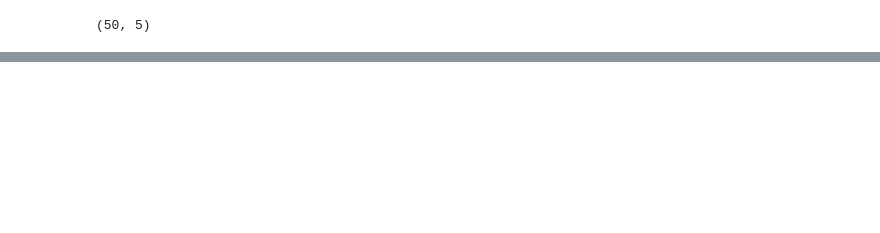
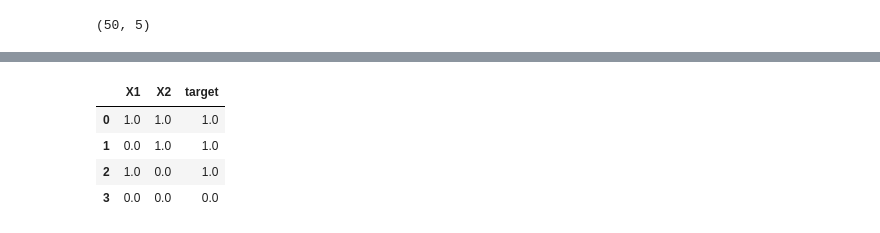
Before and after one commit to kushalguptadeveloper/Decision-Tree-Algorithm, a Jupyter notebook: Decision_Tree_Algorithm.ipynb, the cells around one changed output, grey strips where cells are left out. Cells and saved outputs as stored; diff of their text form; code cells hidden in the pictures; blank space fills up the shorter version.

```diff
--- a/Decision_Tree_Algorithm.ipynb
+++ b/Decision_Tree_Algorithm.ipynb
@@ -309,0 +243,17 @@ def build_tree(df, unused_features , depth = 0):
+# %%
+df1 = pd.read_csv("/Users/kushalgupta/Downloads/or.csv")
+# %%
+df1 = df1[0:4]
+cols_name = ["Unnamed: 3","Unnamed: 4", "Unnamed: 5", "Unnamed: 6"]
+df1.drop(cols_name,axis = 1, inplace = True)
+# %%
+df1["target"] = df1["Target"]
+df1.drop("Target",axis =1, inplace = True)
+# %%
+df1
+# %% [output]
+|  | X1 | X2 | target |
+| 0 | 1.0 | 1.0 | 1.0 |
+| 1 | 0.0 | 1.0 | 1.0 |
+| 2 | 1.0 | 0.0 | 1.0 |
+| 3 | 0.0 | 0.0 | 0.0 |
```
Also changed, not shown: parts of 18 cells of this notebook.
